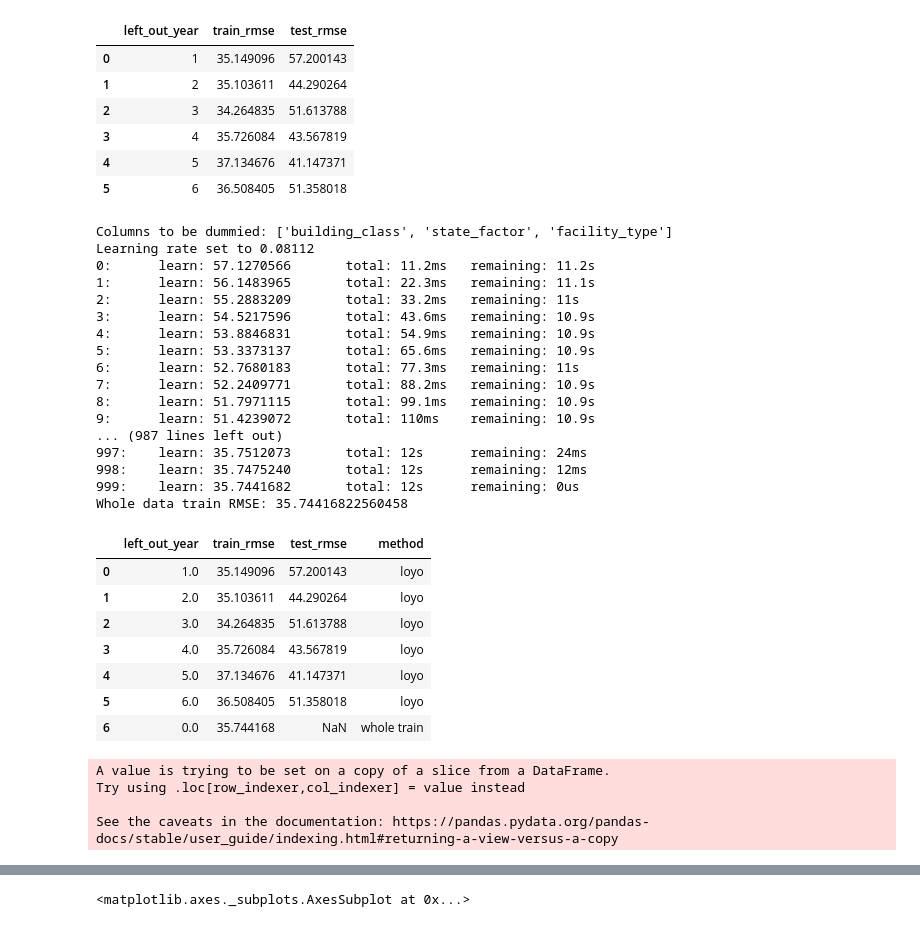
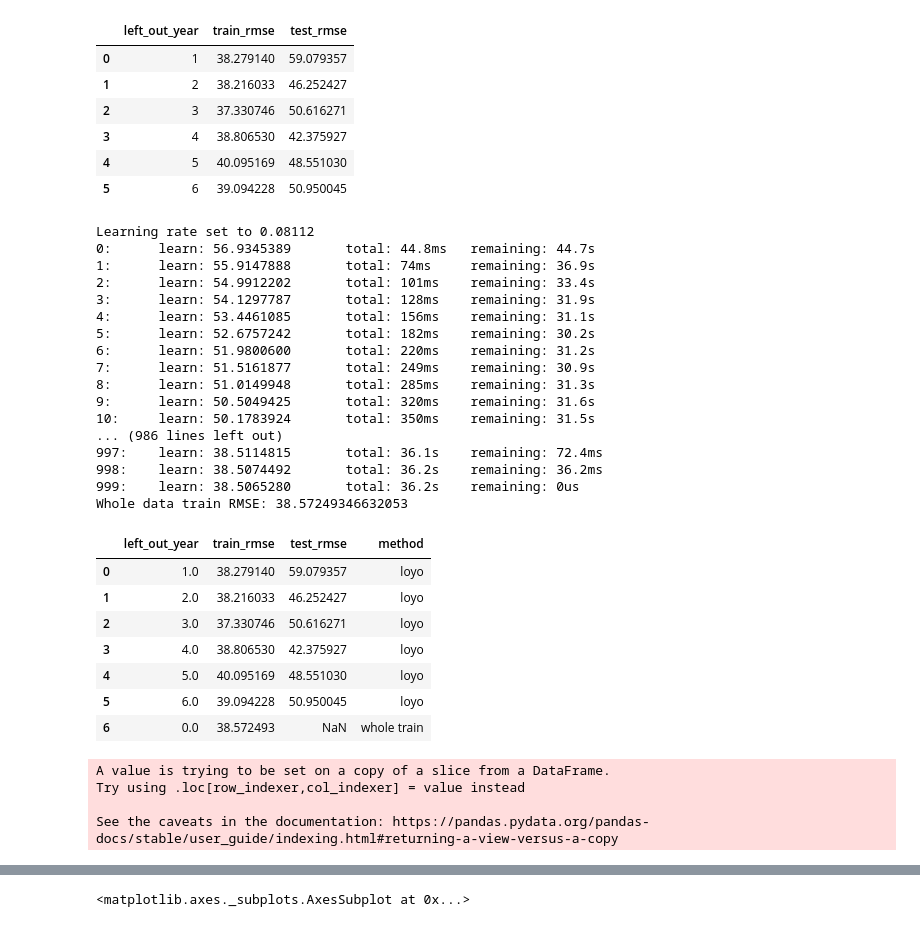
Before and after one commit to hannahpu/widsdatathon2022, a Jupyter notebook: notebook/model_run.ipynb, the cells around one changed output, grey strips where cells are left out. Drawn from its saved outputs; the diff is of its cells as text; code cells hidden in the pictures.

```diff
--- a/notebook/model_run.ipynb
+++ b/notebook/model_run.ipynb
@@ -131,5 +138,5 @@ feature_dict = {
 # %%
-config_name = "log_temp_pca_onehot_impute"
+config_name = "base_cat"  # "log_temp_pca_onehot_impute"
 cols_to_reduce = feature_dict[config_name]["cols_to_reduce"]
 log10_transform_cols = feature_dict[config_name]["log10_transform_cols"]
 backfill_dict = feature_dict[config_name]["backfill_dict"]
@@ -213,7 +216,9 @@ print(f"Whole data train RMSE: {training_rmse}")
 
 ## output save result
 catboost_rmse.loc[catboost_rmse.shape[0], :] = [0, training_rmse, np.nan]
-catboost_rmse['method'] = catboost_rmse['left_out_year'].apply(lambda x: 'loyo' if x>0 else 'whole train')
+catboost_rmse["method"] = catboost_rmse["left_out_year"].apply(
+    lambda x: "loyo" if x > 0 else "whole train"
+)
 display(catboost_rmse)
 catboost_rmse.to_csv(f"{wids_path}/validation_result/{config_name}.csv", index=False)
 
@@ -242,36 +247,36 @@ test_rmse        48.196234
 dtype: float64
 |  | left_out_year | train_rmse | test_rmse |
-| 0 | 1 | 35.149096 | 57.200143 |
-| 1 | 2 | 35.103611 | 44.290264 |
-| 2 | 3 | 34.264835 | 51.613788 |
-| 3 | 4 | 35.726084 | 43.567819 |
-| 4 | 5 | 37.134676 | 41.147371 |
-| 5 | 6 | 36.508405 | 51.358018 |
+| 0 | 1 | 38.279140 | 59.079357 |
+| 1 | 2 | 38.216033 | 46.252427 |
+| 2 | 3 | 37.330746 | 50.616271 |
+| 3 | 4 | 38.806530 | 42.375927 |
+| 4 | 5 | 40.095169 | 48.551030 |
+| 5 | 6 | 39.094228 | 50.950045 |
-Columns to be dummied: ['building_class', 'state_factor', 'facility_type']
 Learning rate set to 0.08112
-0:      learn: 57.1270566       total: 11.2ms   remaining: 11.2s
-1:      learn: 56.1483965       total: 22.3ms   remaining: 11.1s
-2:      learn: 55.2883209       total: 33.2ms   remaining: 11s
-3:      learn: 54.5217596       total: 43.6ms   remaining: 10.9s
-4:      learn: 53.8846831       total: 54.9ms   remaining: 10.9s
-5:      learn: 53.3373137       total: 65.6ms   remaining: 10.9s
-6:      learn: 52.7680183       total: 77.3ms   remaining: 11s
-7:      learn: 52.2409771       total: 88.2ms   remaining: 10.9s
-8:      learn: 51.7971115       total: 99.1ms   remaining: 10.9s
-9:      learn: 51.4239072       total: 110ms    remaining: 10.9s
-... (987 lines left out)
-997:    learn: 35.7512073       total: 12s      remaining: 24ms
-998:    learn: 35.7475240       total: 12s      remaining: 12ms
-999:    learn: 35.7441682       total: 12s      remaining: 0us
-Whole data train RMSE: 35.74416822560458
+0:      learn: 56.9345389       total: 44.8ms   remaining: 44.7s
+1:      learn: 55.9147888       total: 74ms     remaining: 36.9s
+2:      learn: 54.9912202       total: 101ms    remaining: 33.4s
+3:      learn: 54.1297787       total: 128ms    remaining: 31.9s
+4:      learn: 53.4461085       total: 156ms    remaining: 31.1s
+5:      learn: 52.6757242       total: 182ms    remaining: 30.2s
+6:      learn: 51.9800600       total: 220ms    remaining: 31.2s
+7:      learn: 51.5161877       total: 249ms    remaining: 30.9s
+8:      learn: 51.0149948       total: 285ms    remaining: 31.3s
+9:      learn: 50.5049425       total: 320ms    remaining: 31.6s
+10:     learn: 50.1783924       total: 350ms    remaining: 31.5s
+... (986 lines left out)
+997:    learn: 38.5114815       total: 36.1s    remaining: 72.4ms
+998:    learn: 38.5074492       total: 36.2s    remaining: 36.2ms
+999:    learn: 38.5065280       total: 36.2s    remaining: 0us
+Whole data train RMSE: 38.57249346632053
 |  | left_out_year | train_rmse | test_rmse | method |
-| 0 | 1.0 | 35.149096 | 57.200143 | loyo |
-| 1 | 2.0 | 35.103611 | 44.290264 | loyo |
-| 2 | 3.0 | 34.264835 | 51.613788 | loyo |
-| 3 | 4.0 | 35.726084 | 43.567819 | loyo |
-| 4 | 5.0 | 37.134676 | 41.147371 | loyo |
-| 5 | 6.0 | 36.508405 | 51.358018 | loyo |
-| 6 | 0.0 | 35.744168 | NaN | whole train |
+| 0 | 1.0 | 38.279140 | 59.079357 | loyo |
+| 1 | 2.0 | 38.216033 | 46.252427 | loyo |
+| 2 | 3.0 | 37.330746 | 50.616271 | loyo |
+| 3 | 4.0 | 38.806530 | 42.375927 | loyo |
+| 4 | 5.0 | 40.095169 | 48.551030 | loyo |
+| 5 | 6.0 | 39.094228 | 50.950045 | loyo |
+| 6 | 0.0 | 38.572493 | NaN | whole train |
 A value is trying to be set on a copy of a slice from a DataFrame.
 Try using .loc[row_indexer,col_indexer] = value instead
 
```
Also changed, not shown: parts of 16 cells of this notebook, 1 other file.
